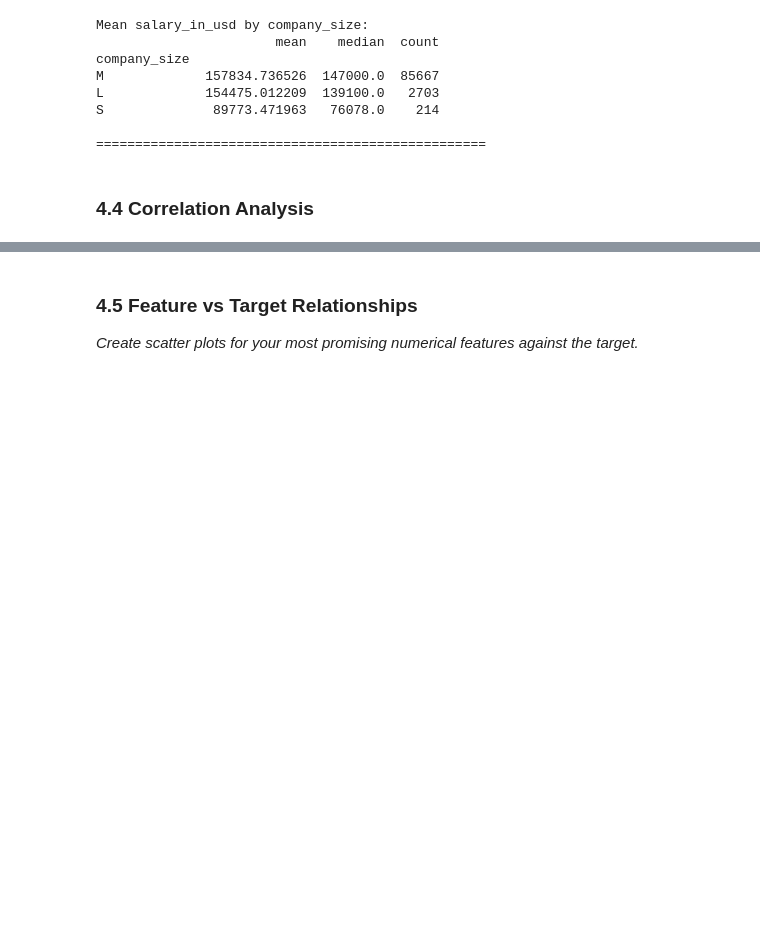
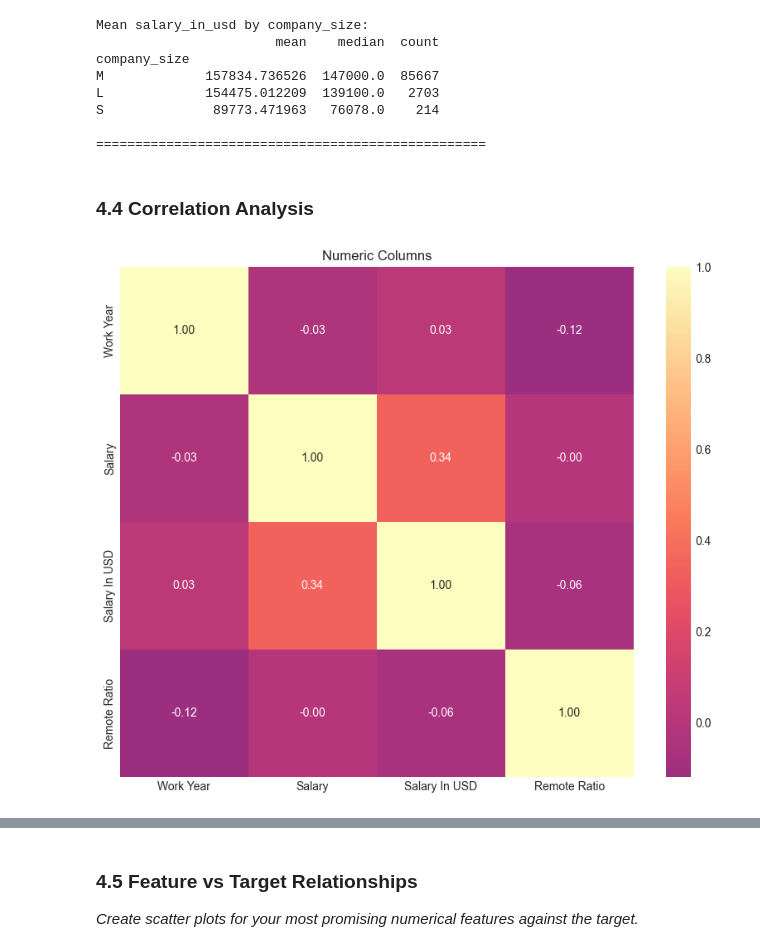
Before and after one commit to MysticBlueTopaz/Salary-Predictor, a Jupyter notebook: notebooks/01_problem_statement_and_eda.ipynb, the cells around one changed output, grey strips where cells are left out. Saved outputs shown, nothing was run; the diff lists cells and outputs as text; code cells hidden in the pictures; blank space fills up the shorter version.

```diff
--- a/notebooks/01_problem_statement_and_eda.ipynb
+++ b/notebooks/01_problem_statement_and_eda.ipynb
@@ -609,20 +609,36 @@ S              89773.471963   76078.0    214
 # %%
 # TODO: Create and visualize a correlation matrix
 #
 # Steps:
 # 1. Create a list of columns: numerical_cols + [TARGET]
+num_target_cols = df.select_dtypes(include=[np.number]).columns.tolist()
 # 2. Calculate the correlation matrix: df[columns].corr()
+correlation_matrix = df[num_target_cols].corr()
 # 3. Create a heatmap using sns.heatmap()
 #
 # Heatmap parameters to use:
 # - annot=True (show numbers)
 # - cmap='coolwarm' (color scheme)
 # - center=0 (center colormap at 0)
 # - fmt='.2f' (2 decimal places)
 #
 # Store the correlation matrix in: correlation_matrix
 
-# YOUR CODE HERE:
+plt.figure(figsize=(10, 8))
+sns.heatmap(
+    correlation_matrix,
+    annot=True,      # Show the numbers
+    cmap='magma',    # Color scheme
+    center=0,        # Center at 0
+    fmt='.2f'        # 2 decimal places
+)
+plt.yticks(ticks=np.arange(4) + 0.5, labels=['Work Year', 'Salary','Salary In USD', 'Remote Ratio'])
+plt.xticks(ticks=np.arange(4) + 0.5, labels=['Work Year', 'Salary','Salary In USD', 'Remote Ratio'])
+plt.title('Numeric Columns')
+
+plt.show()
+# %% [output]
+[figure, added]
 # %%
 # TODO: Extract and analyze correlations with the target variable
 #
```
Also changed, not shown: parts of 26 cells of this notebook, 1 other file.
